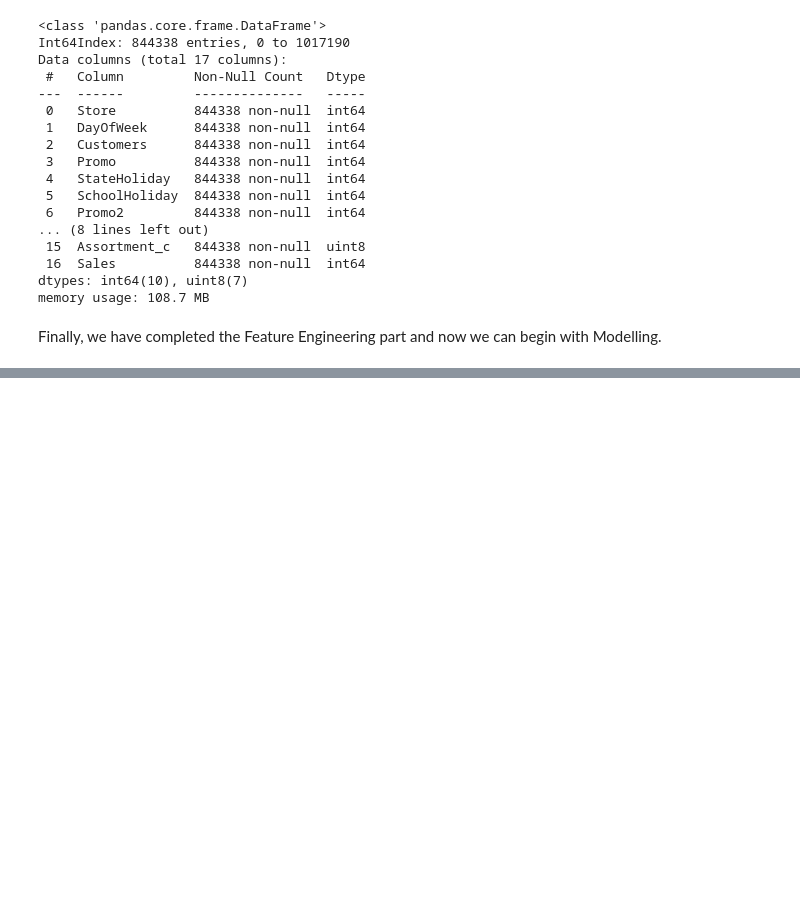
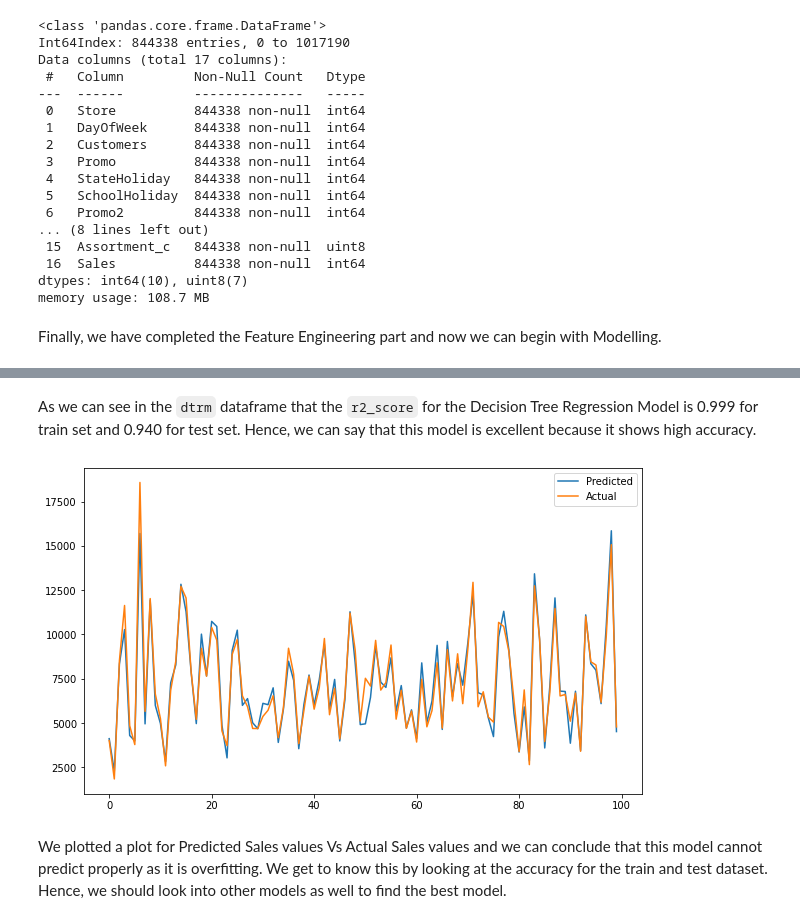
Before and after one commit to Saif-Khan435/Retail-Sales-Prediction, a Jupyter notebook: Team_KASAR_Mohammed_Saif_Khan_M4W3_Rossmann_Sales_Prediction_Capstone_Project.ipynb, the cells around one changed output, grey strips where cells are left out. Drawn from its saved outputs; the diff is of its cells as text; code cells hidden in the pictures; blank space fills up the shorter version.

```diff
--- a/Team_KASAR_Mohammed_Saif_Khan_M4W3_Rossmann_Sales_Prediction_Capstone_Project.ipynb
+++ b/Team_KASAR_Mohammed_Saif_Khan_M4W3_Rossmann_Sales_Prediction_Capstone_Project.ipynb
@@ -897,0 +1039,4 @@ Finally, we have completed the Feature Engineering part and now we can begin wit
+# %%
+# Predicting the values from test dataset
+
+y_pred_dt = dt.predict(X_test)
@@ -897,0 +1059,14 @@ Finally, we have completed the Feature Engineering part and now we can begin wit
+# %% [markdown]
+As we can see in the `dtrm` dataframe that the `r2_score` for the Decision Tree Regression Model is 0.999 for train set and 0.940 for test set. Hence, we can say that this model is excellent because it shows high accuracy.
+# %%
+# Plotting the Predicted Sales values and the Actual Sales values
+
+plt.figure(figsize=(10,6))
+plt.plot(np.array(y_test)[:100])
+plt.plot(y_pred_dt[:100])
+plt.legend(["Predicted","Actual"])
+plt.show()
+# %% [output]
+[figure, added]
+# %% [markdown]
+We plotted a plot for Predicted Sales values Vs Actual Sales values and we can conclude that this model cannot predict properly as it is overfitting. We get to know this by looking at the accuracy for the train and test dataset. Hence, we should look into other models as well to find the best model.
```
Also changed, not shown: parts of 39 cells of this notebook.
